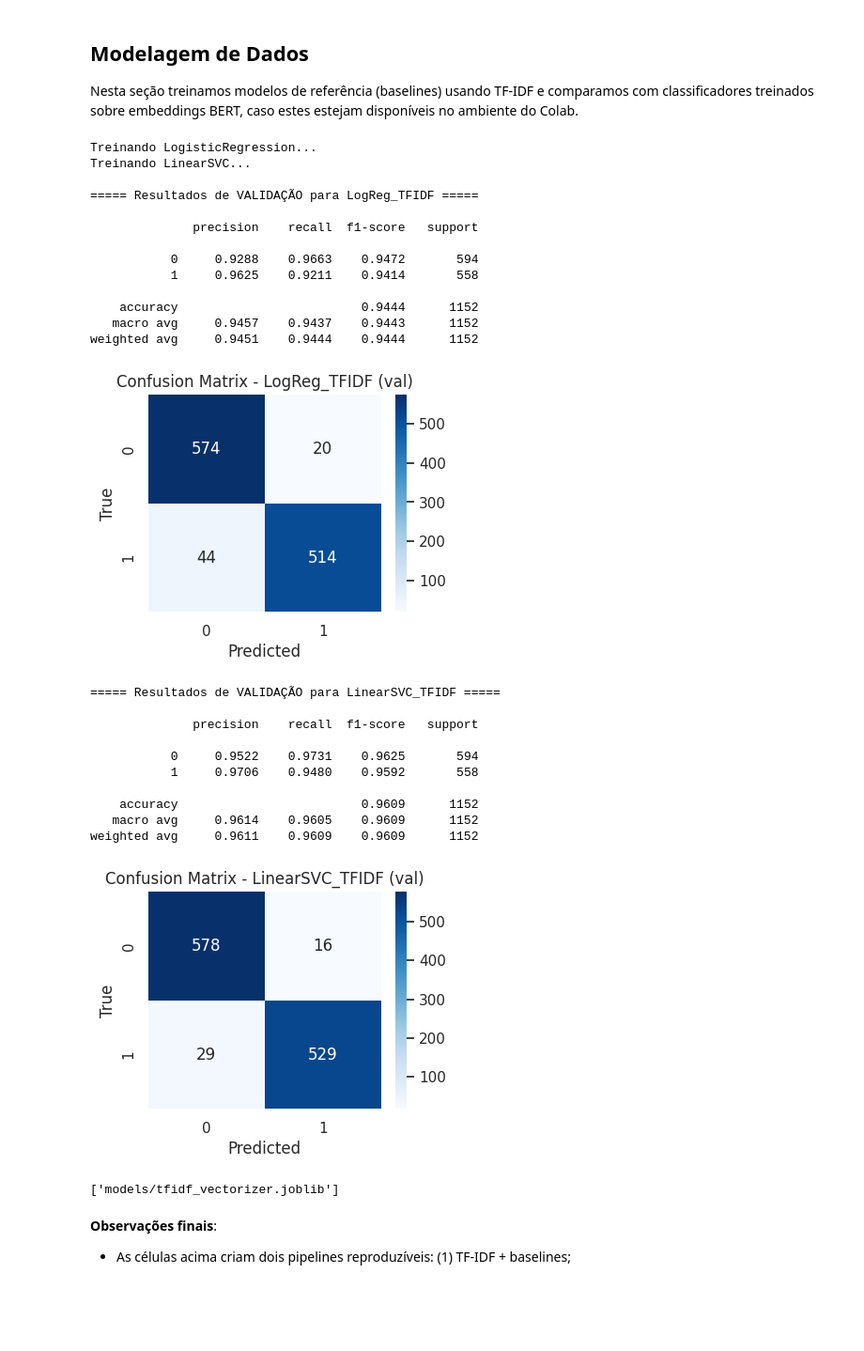
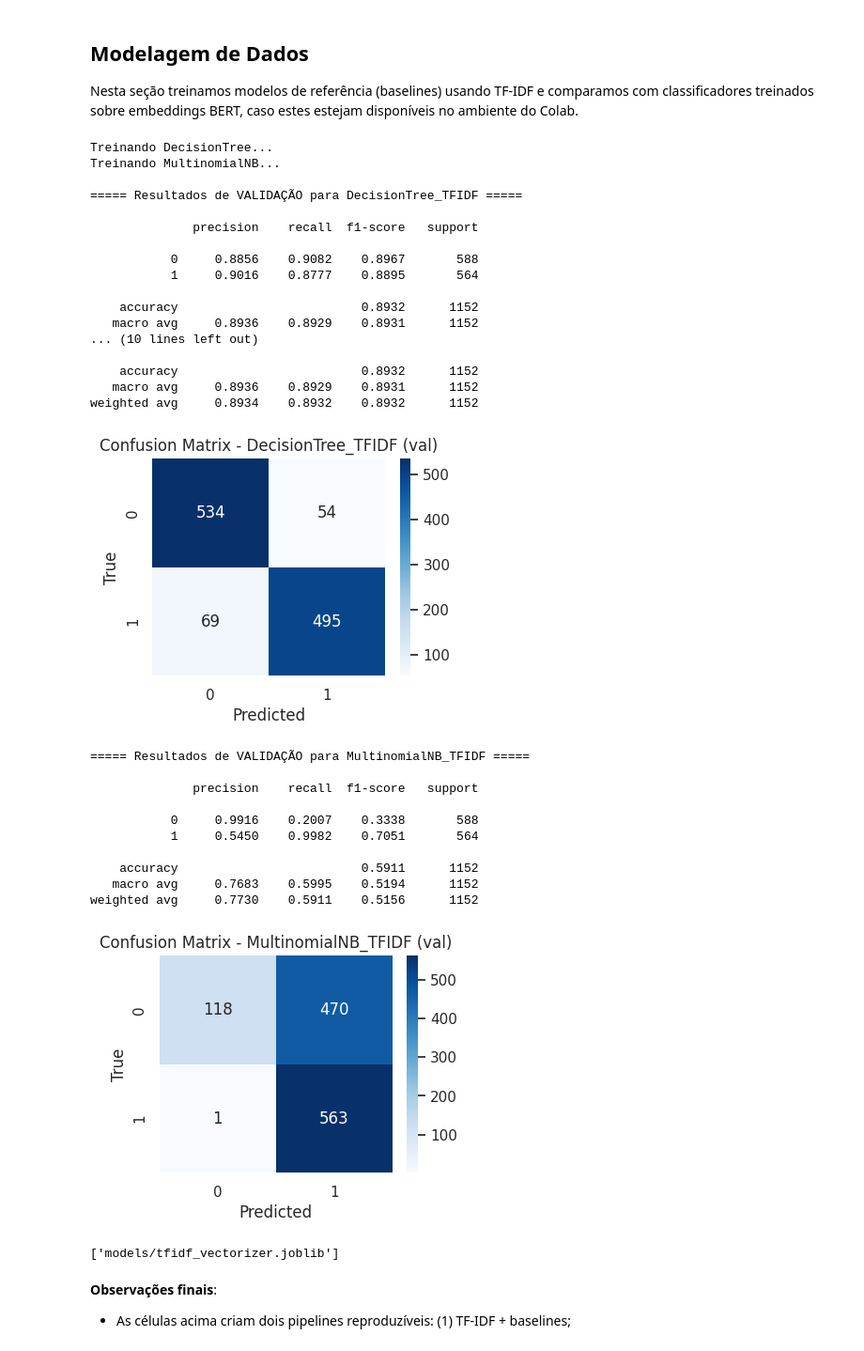
Before and after one commit to Gui-Rigaud/fake-news-detection, a Jupyter notebook: Detecção_de_Fake_News_Projeto_CIN0144.ipynb, the cells around one changed output. Shown at 94% size. Saved outputs shown, nothing was run; the diff lists cells and outputs as text; code cells hidden in the pictures; blank space fills up the shorter version.

Commit message:
refactor: add outliers analysis, changed baselines, changes modelling and conclusions

```diff
--- a/Detecção_de_Fake_News_Projeto_CIN0144.ipynb
+++ b/Detecção_de_Fake_News_Projeto_CIN0144.ipynb
@@ -535,8 +670,8 @@ sns.set_theme(style="whitegrid")
 # %%
 # Pipeline 1: TF-IDF (unigram+bigram) + Baselines (avaliar APENAS em validação)
 from sklearn.feature_extraction.text import TfidfVectorizer
-from sklearn.linear_model import LogisticRegression
-from sklearn.svm import LinearSVC
+from sklearn.tree import DecisionTreeClassifier
+from sklearn.naive_bayes import MultinomialNB
 from sklearn.metrics import classification_report, confusion_matrix
 import joblib, os
 
@@ -545,63 +680,67 @@ X_val_vec = X_val_vector
 X_test_vec = X_test_vector  # mantemos X_test_vec disponível mas NÃO avaliamos aqui
 
 # Definir e treinar modelos
-logreg = LogisticRegression(max_iter=2000, class_weight='balanced', random_state=42)
-svc = LinearSVC(max_iter=2000)
+dtree = DecisionTreeClassifier(random_state=42, max_depth=10)
+nb = MultinomialNB()
 
-print('Treinando LogisticRegression...')
-logreg.fit(X_train_vec, y_train)
+print('Treinando DecisionTree...')
+dtree.fit(X_train_vec, y_train)
 
-print('Treinando LinearSVC...')
-svc.fit(X_train_vec, y_train)
+print('Treinando MultinomialNB...')
+nb.fit(X_train_vec, y_train)
 
 # Avaliar e mostrar relatórios APENAS em VALIDAÇÃO. Teste será usado somente no passo final.
-models = {'LogReg_TFIDF': logreg, 'LinearSVC_TFIDF': svc}
+models = {'DecisionTree_TFIDF': dtree, 'MultinomialNB_TFIDF': nb}
 for name, model in models.items():
     print(f"\n===== Resultados de VALIDAÇÃO para {name} =====\n")
     y_val_pred = model.predict(X_val_vec)
 
     print(classification_report(y_val, y_val_pred, digits=4))
 
     cm = confusion_matrix(y_val, y_val_pred)
     plt.figure(figsize=(4,3))
     sns.heatmap(cm, annot=True, fmt='d', cmap='Blues')
     plt.title(f'Confusion Matrix - {name} (val)')
     plt.xlabel('Predicted')
     plt.ylabel('True')
     plt.show()
 
     # salvar modelo localmente em models/
     os.makedirs('models', exist_ok=True)
     joblib.dump(model, f'models/{name}.joblib')
 
 # salvar o vetorizer em models/
 joblib.dump(vectorizer, 'models/tfidf_vectorizer.joblib')
 # %% [output]
-Treinando LogisticRegression...
-Treinando LinearSVC...
+Treinando DecisionTree...
+Treinando MultinomialNB...
 
-===== Resultados de VALIDAÇÃO para LogReg_TFIDF =====
+===== Resultados de VALIDAÇÃO para DecisionTree_TFIDF =====
 
               precision    recall  f1-score   support
 
-           0     0.9288    0.9663    0.9472       594
-           1     0.9625    0.9211    0.9414       558
+           0     0.8856    0.9082    0.8967       588
+           1     0.9016    0.8777    0.8895       564
 
-    accuracy                         0.9444      1152
-   macro avg     0.9457    0.9437    0.9443      1152
-weighted avg     0.9451    0.9444    0.9444      1152
+    accuracy                         0.8932      1152
+   macro avg     0.8936    0.8929    0.8931      1152
+... (10 lines left out)
+
+    accuracy                         0.8932      1152
+   macro avg     0.8936    0.8929    0.8931      1152
+weighted avg     0.8934    0.8932    0.8932      1152
-[figure, old version]
+[figure, new version]
-===== Resultados de VALIDAÇÃO para LinearSVC_TFIDF =====
+===== Resultados de VALIDAÇÃO para MultinomialNB_TFIDF =====
 
               precision    recall  f1-score   support
 
-           0     0.9522    0.9731    0.9625       594
-           1     0.9706    0.9480    0.9592       558
+           0     0.9916    0.2007    0.3338       588
+           1     0.5450    0.9982    0.7051       564
 
-    accuracy                         0.9609      1152
-   macro avg     0.9614    0.9605    0.9609      1152
-weighted avg     0.9611    0.9609    0.9609      1152
+    accuracy                         0.5911      1152
+   macro avg     0.7683    0.5995    0.5194      1152
+weighted avg     0.7730    0.5911    0.5156      1152
-[figure, old version]
+[figure, new version]
 ['models/tfidf_vectorizer.joblib']
 # %% [markdown]
 **Observações finais**:
```
Also changed, not shown: parts of 29 cells of this notebook.
